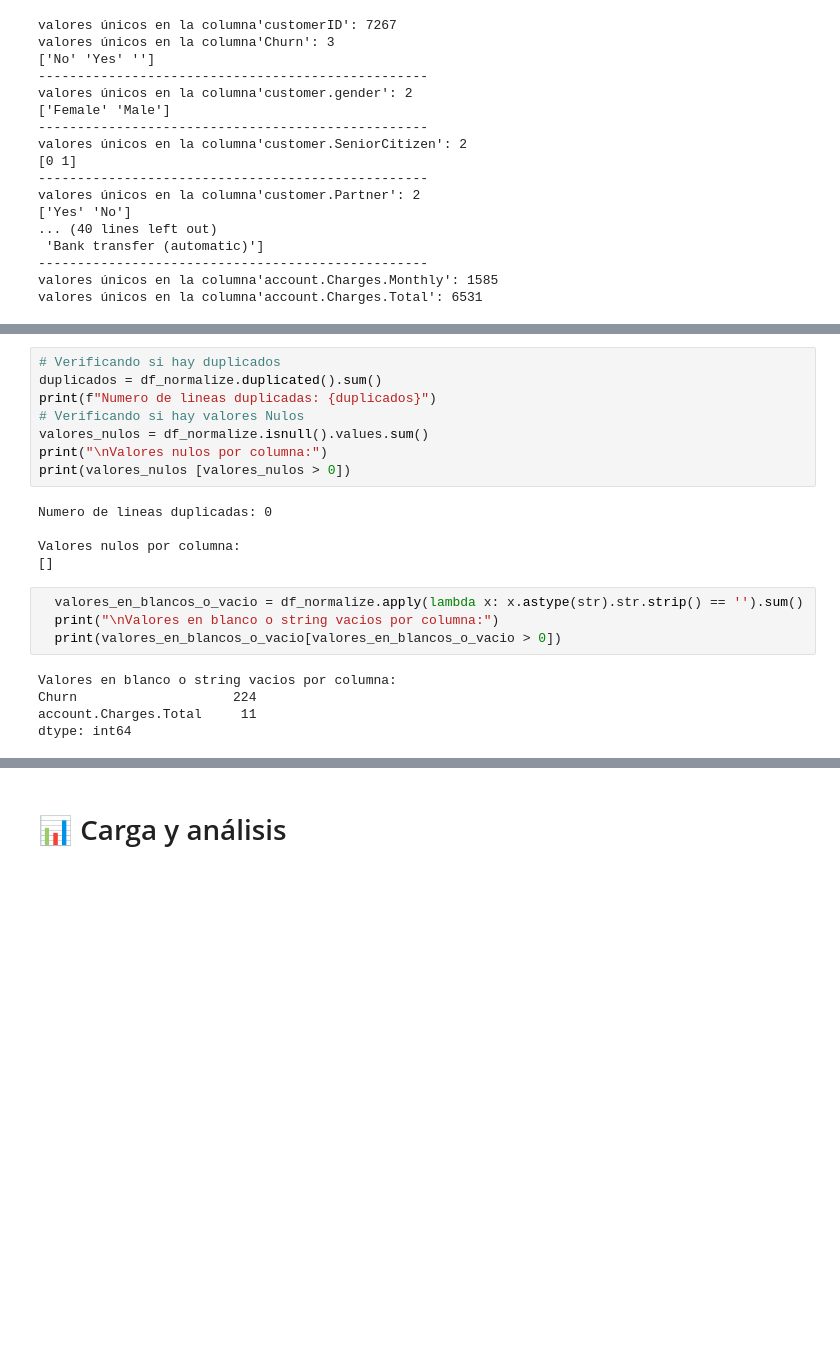
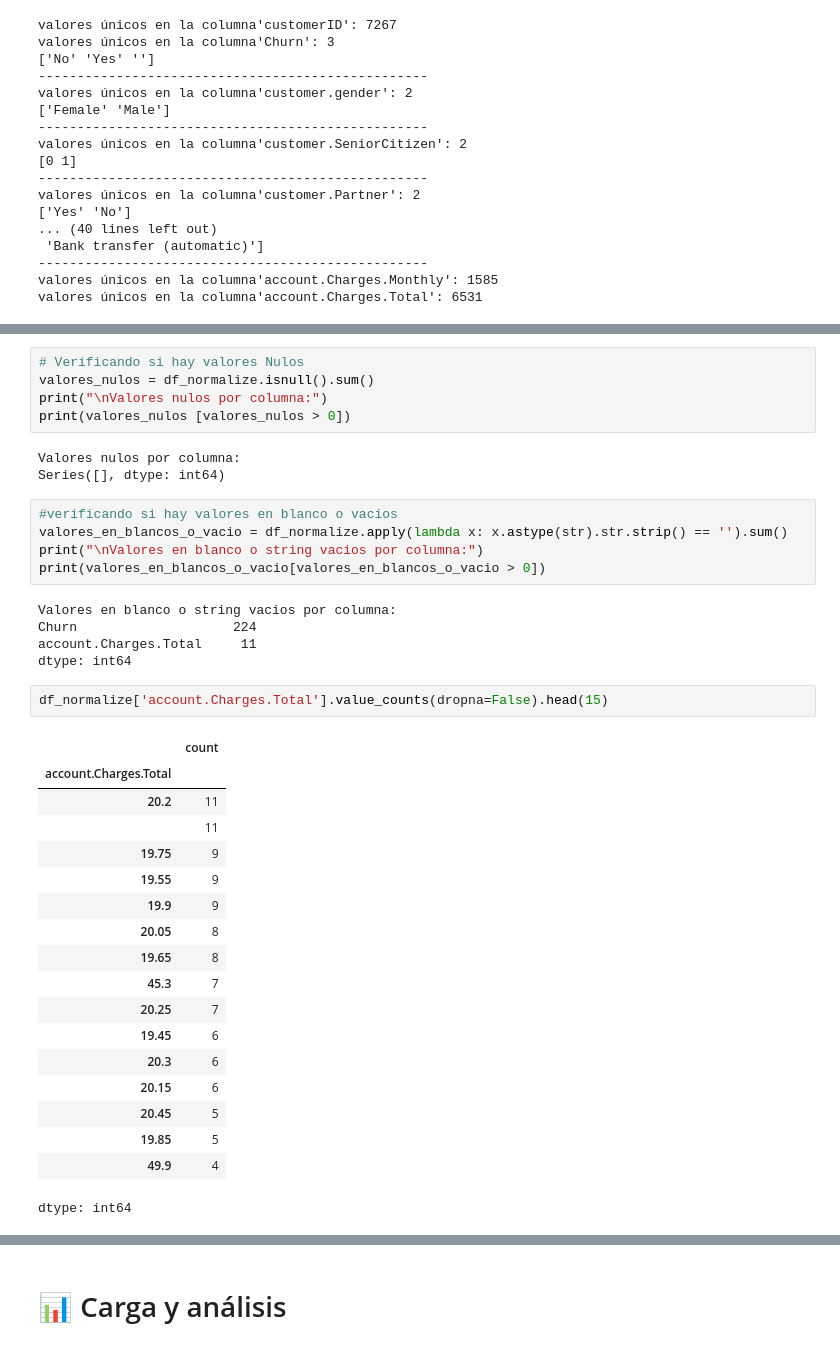
Before and after one commit to EnriqueRangel/Telecom_X, a Jupyter notebook: Challenge_Telecom_X.ipynb, the cells around one changed output, grey strips where cells are left out. Drawn from its saved outputs; the diff is of its cells as text; blank space fills up the shorter version.

```diff
--- a/Challenge_Telecom_X.ipynb
+++ b/Challenge_Telecom_X.ipynb
@@ -174,22 +187,39 @@ valores únicos en la columna'account.Charges.Total': 6531
 # %%
-# Verificando si hay duplicados
-duplicados = df_normalize.duplicated().sum()
-print(f"Numero de lineas duplicadas: {duplicados}")
 # Verificando si hay valores Nulos
-valores_nulos = df_normalize.isnull().values.sum()
+valores_nulos = df_normalize.isnull().sum()
 print("\nValores nulos por columna:")
 print(valores_nulos [valores_nulos > 0])
 # %% [output]
-Numero de lineas duplicadas: 0
-
 Valores nulos por columna:
-[]
+Series([], dtype: int64)
 # %%
-  valores_en_blancos_o_vacio = df_normalize.apply(lambda x: x.astype(str).str.strip() == '').sum()
-  print("\nValores en blanco o string vacios por columna:")
-  print(valores_en_blancos_o_vacio[valores_en_blancos_o_vacio > 0])
+#verificando si hay valores en blanco o vacios
+valores_en_blancos_o_vacio = df_normalize.apply(lambda x: x.astype(str).str.strip() == '').sum()
+print("\nValores en blanco o string vacios por columna:")
+print(valores_en_blancos_o_vacio[valores_en_blancos_o_vacio > 0])
 # %% [output]
 Valores en blanco o string vacios por columna:
 Churn                    224
 account.Charges.Total     11
 dtype: int64
+# %%
+df_normalize['account.Charges.Total'].value_counts(dropna=False).head(15)
+# %% [output]
+|  | count |
+| account.Charges.Total |  |
+| 20.2 | 11 |
+|  | 11 |
+| 19.75 | 9 |
+| 19.55 | 9 |
+| 19.9 | 9 |
+| 20.05 | 8 |
+| 19.65 | 8 |
+| 45.3 | 7 |
+| 20.25 | 7 |
+| 19.45 | 6 |
+| 20.3 | 6 |
+| 20.15 | 6 |
+| 20.45 | 5 |
+| 19.85 | 5 |
+| 49.9 | 4 |
+dtype: int64
```
Also changed, not shown: parts of 18 cells of this notebook.
